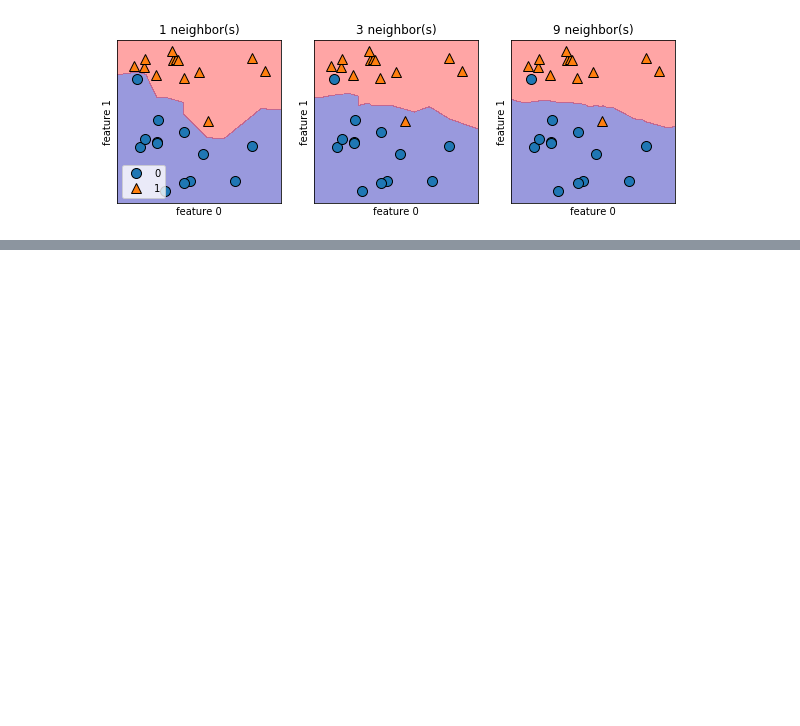
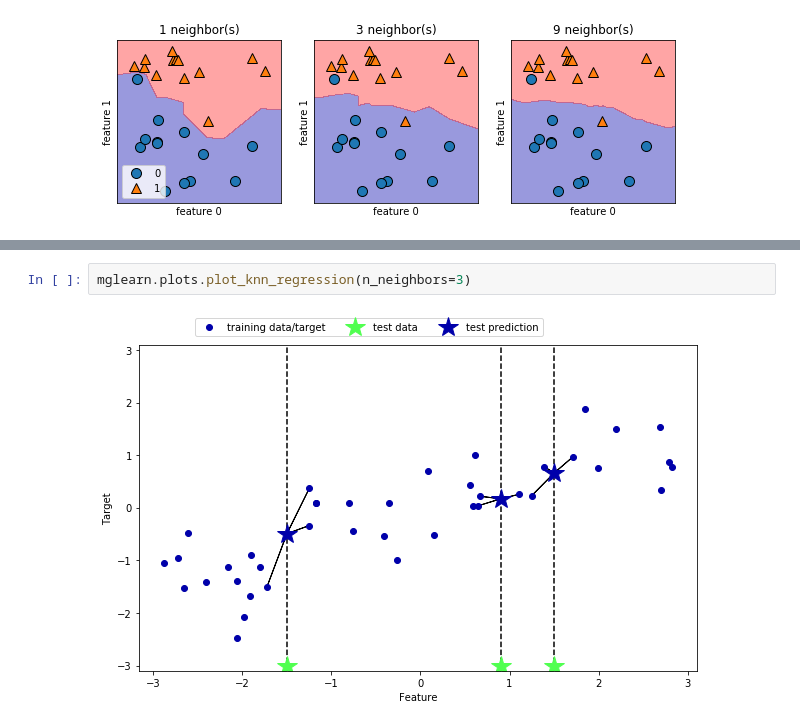
Before and after one commit to zurustar/TIL, a Jupyter notebook: ML/Pythonではじめる機械学習.ipynb, the cells around one changed output, grey strips where cells are left out. Drawn from its saved outputs; the diff is of its cells as text; blank space fills up the shorter version.

```diff
--- a/ML/Pythonではじめる機械学習.ipynb
+++ b/ML/Pythonではじめる機械学習.ipynb
@@ -268,0 +294,4 @@ test set accuracy: 0.86
+# %%
+mglearn.plots.plot_knn_regression(n_neighbors=3)
+# %% [output]
+[figure, added]
```
Also changed, not shown: parts of 4 cells of this notebook.
